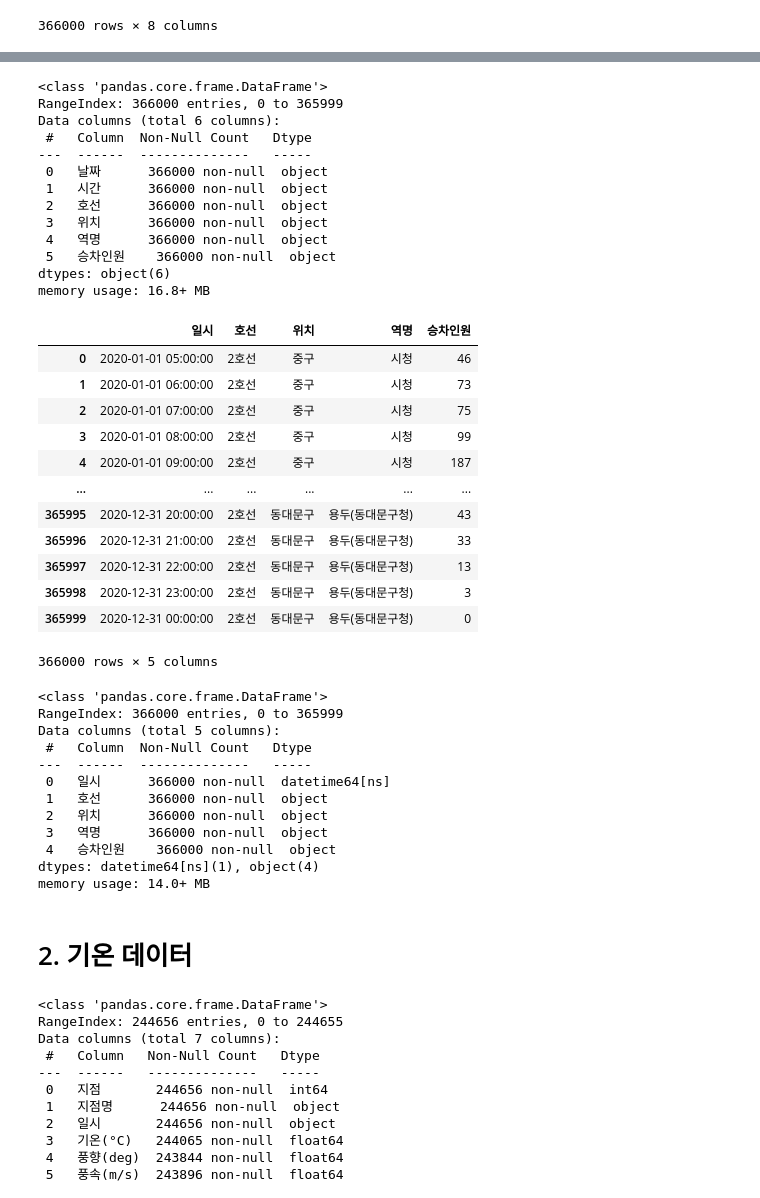
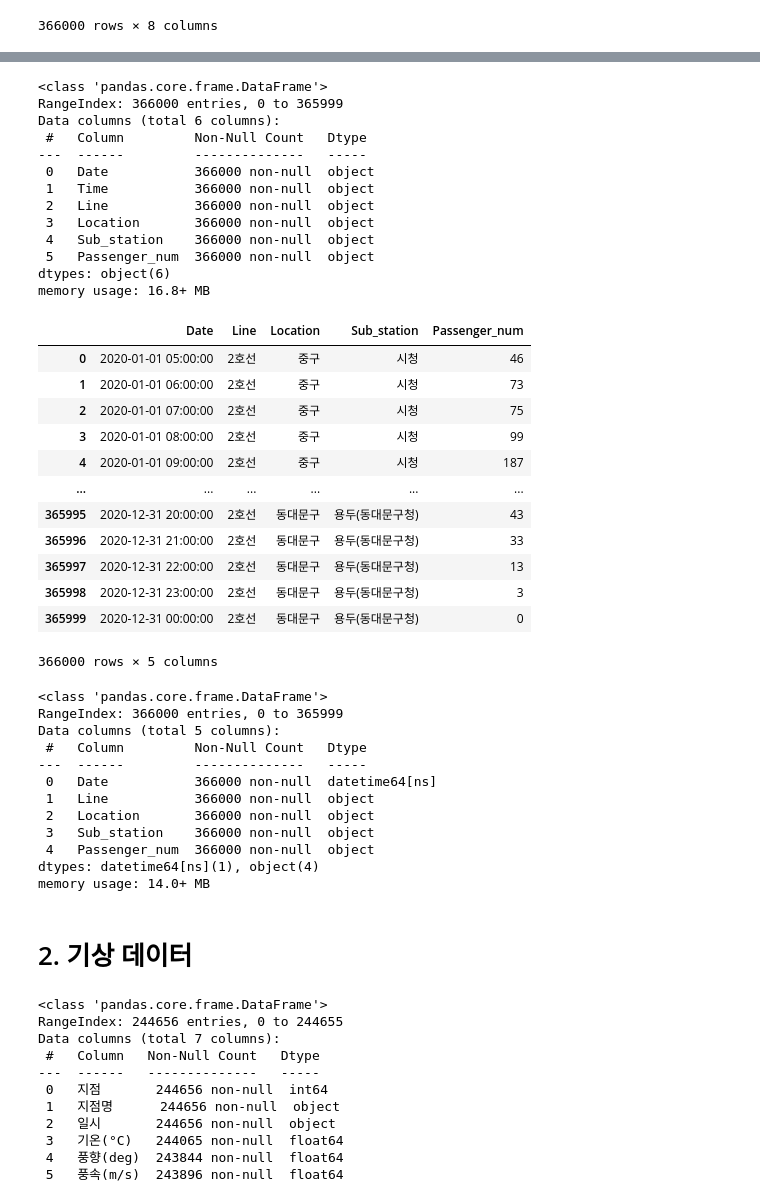
Before and after one commit to HyeongSeok-Park/Academy_Second_Project, a Jupyter notebook: 데이터 전처리 및 시각화.ipynb, the cells around one changed output, grey strips where cells are left out. Saved outputs shown, nothing was run; the diff lists cells and outputs as text; code cells hidden in the pictures.

```diff
--- a/데이터 전처리 및 시각화.ipynb
+++ b/데이터 전처리 및 시각화.ipynb
@@ -146,7 +145,12 @@ sub_2020_edit2
 # %%
 # 3차 가공 데이터 (Column 편집)
 sub_2020_edit3 = sub_2020_edit2[['날짜','variable','호선','위치','역명','value']]  # 추후 위치 추가
-sub_2020_edit3 = sub_2020_edit3.rename(columns = {'variable':'시간','value':'승차인원'})
+sub_2020_edit3 = sub_2020_edit3.rename(columns = {'날짜' : 'Date',
+                                                  'variable' : 'Time',
+                                                  '호선' : 'Line',
+                                                  '위치' : 'Location',
+                                                  '역명' : 'Sub_station',
+                                                  'value' : 'Passenger_num'})
 sub_2020_edit3 = sub_2020_edit3.reset_index(drop=True)
 
 sub_2020_edit3.head(2)
@@ -159,17 +163,17 @@ sub_2020_edit3.head(2)
 sub_2020_edit4 = sub_2020_edit3
 
 # 첫 행 시간 데이터 변경
-sub_2020_edit4['시간'][0] = sub_2020_edit4['시간'][0].replace(sub_2020_edit4['시간'][0], '05:00')
+sub_2020_edit4['Time'][0] = sub_2020_edit4['Time'][0].replace(sub_2020_edit4['Time'][0], '05:00')
 
-for i in range(len(sub_2020_edit4['시간'])) :
+for i in range(len(sub_2020_edit4['Time'])) :
   if i == 0 : # 첫 행 건너뛰기
     continue
   elif i%20 == 0 :
-    sub_2020_edit4['시간'][i] = sub_2020_edit4['시간'][i].replace(sub_2020_edit4['시간'][i], '05:00')
-  elif sub_2020_edit4['시간'][i] == '24:00 이후' :
-    sub_2020_edit4['시간'][i] = sub_2020_edit4['시간'][i].replace(sub_2020_edit4['시간'][i], '00:00')
+    sub_2020_edit4['Time'][i] = sub_2020_edit4['Time'][i].replace(sub_2020_edit4['Time'][i], '05:00')
+  elif sub_2020_edit4['Time'][i] == '24:00 이후' :
+    sub_2020_edit4['Time'][i] = sub_2020_edit4['Time'][i].replace(sub_2020_edit4['Time'][i], '00:00')
   else :
-    sub_2020_edit4['시간'][i] = sub_2020_edit4['시간'][i].replace(sub_2020_edit4['시간'][i], sub_2020_edit4['시간'][i][0:5])
+    sub_2020_edit4['Time'][i] = sub_2020_edit4['Time'][i].replace(sub_2020_edit4['Time'][i], sub_2020_edit4['Time'][i][0:5])
 
 sub_2020_edit4
 # %% [output]
@@ -193,32 +197,32 @@ sub_2020_edit4.info()
 <class 'pandas.core.frame.DataFrame'>
 RangeIndex: 366000 entries, 0 to 365999
 Data columns (total 6 columns):
- #   Column  Non-Null Count   Dtype
----  ------  --------------   -----
- 0   날짜      366000 non-null  object
- 1   시간      366000 non-null  object
- 2   호선      366000 non-null  object
- 3   위치      366000 non-null  object
- 4   역명      366000 non-null  object
- 5   승차인원    366000 non-null  object
+ #   Column         Non-Null Count   Dtype
+---  ------         --------------   -----
+ 0   Date           366000 non-null  object
+ 1   Time           366000 non-null  object
+ 2   Line           366000 non-null  object
+ 3   Location       366000 non-null  object
+ 4   Sub_station    366000 non-null  object
+ 5   Passenger_num  366000 non-null  object
 dtypes: object(6)
 memory usage: 16.8+ MB
 # %%
 # 날짜 columns 타입 변경
-sub_2020_edit4['날짜'] = sub_2020_edit4['날짜'].astype(str)
+sub_2020_edit4['Date'] = sub_2020_edit4['Date'].astype(str)
 # 일시 columns 추가 (일시 : 날짜 + 시간)
-sub_2020_edit4['일시'] = sub_2020_edit4['날짜'] +' '+ sub_2020_edit4['시간']
+sub_2020_edit4['Date'] = sub_2020_edit4['Date'] +' '+ sub_2020_edit4['Time']
 
 # Columns 수정
-sub_2020_edit4 = sub_2020_edit4[['일시','호선','위치','역명','승차인원']]
+sub_2020_edit4 = sub_2020_edit4[['Date','Line','Location','Sub_station','Passenger_num']]
 sub_2020_edit4 = sub_2020_edit4.reset_index(drop=True)
 
 # 일시 columns 타입 변경
-sub_2020_edit4['일시'] = pd.to_datetime(sub_2020_edit4['일시'])
+sub_2020_edit4['Date'] = pd.to_datetime(sub_2020_edit4['Date'])
 
 sub_2020_edit4
 # %% [output]
-|  | 일시 | 호선 | 위치 | 역명 | 승차인원 |
+|  | Date | Line | Location | Sub_station | Passenger_num |
 | 0 | 2020-01-01 05:00:00 | 2호선 | 중구 | 시청 | 46 |
 | 1 | 2020-01-01 06:00:00 | 2호선 | 중구 | 시청 | 73 |
 | 2 | 2020-01-01 07:00:00 | 2호선 | 중구 | 시청 | 75 |
@@ -237,17 +241,17 @@ sub_2020_edit4.info()
 <class 'pandas.core.frame.DataFrame'>
 RangeIndex: 366000 entries, 0 to 365999
 Data columns (total 5 columns):
- #   Column  Non-Null Count   Dtype
----  ------  --------------   -----
- 0   일시      366000 non-null  datetime64[ns]
- 1   호선      366000 non-null  object
- 2   위치      366000 non-null  object
- 3   역명      366000 non-null  object
- 4   승차인원    366000 non-null  object
+ #   Column         Non-Null Count   Dtype
+---  ------         --------------   -----
+ 0   Date           366000 non-null  datetime64[ns]
+ 1   Line           366000 non-null  object
+ 2   Location       366000 non-null  object
+ 3   Sub_station    366000 non-null  object
+ 4   Passenger_num  366000 non-null  object
 dtypes: datetime64[ns](1), object(4)
 memory usage: 14.0+ MB
 # %% [markdown]
-# 2. 기온 데이터
+# 2. 기상 데이터
 # %%
 # weather_2016_list = pd.read_csv('E:/Git/data/Academy_Second_Project/weather_data(2016-2020)/OBS_AWS_TIM_2016.csv', encoding = 'cp949')
 # weather_2017_list = pd.read_csv('E:/Git/data/Academy_Second_Project/weather_data(2016-2020)/OBS_AWS_TIM_2017.csv', encoding = 'cp949')
```
Also changed, not shown: parts of 26 cells of this notebook.
